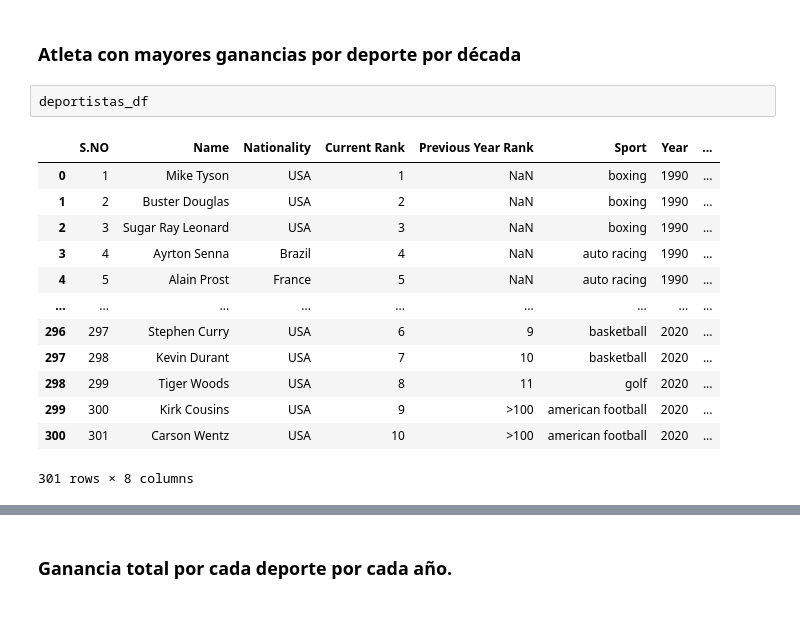
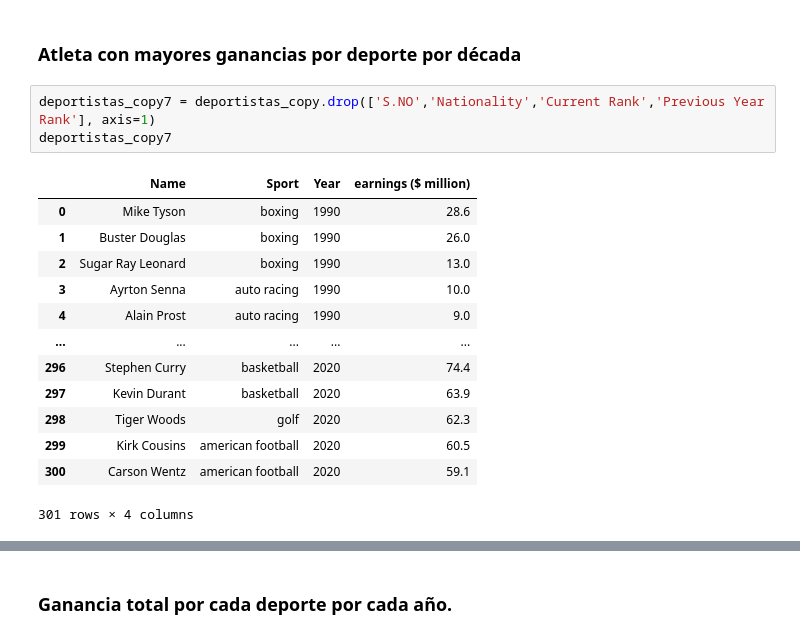
Before and after one commit to RodolfoKuman/devf_proyecto_modulo2, a Jupyter notebook: proyecto.ipynb, the cells around one changed output, grey strips where cells are left out. Saved outputs shown, nothing was run; the diff lists cells and outputs as text.

```diff
--- a/proyecto.ipynb
+++ b/proyecto.ipynb
@@ -362,19 +415,20 @@ deportistas_copy6_3[deportistas_copy6_3['Ganancia_total(M)'] == 8786.3]
 | 21 | USA | 8786.3 |
 # %% [markdown]
 ### Atleta con mayores ganancias por deporte por década
-# %%
-deportistas_df
-# %% [output]
-|  | S.NO | Name | Nationality | Current Rank | Previous Year Rank | Sport | Year | ... |
-| 0 | 1 | Mike Tyson | USA | 1 | NaN | boxing | 1990 | ... |
-| 1 | 2 | Buster Douglas | USA | 2 | NaN | boxing | 1990 | ... |
-| 2 | 3 | Sugar Ray Leonard | USA | 3 | NaN | boxing | 1990 | ... |
-| 3 | 4 | Ayrton Senna | Brazil | 4 | NaN | auto racing | 1990 | ... |
-| 4 | 5 | Alain Prost | France | 5 | NaN | auto racing | 1990 | ... |
-| ... | ... | ... | ... | ... | ... | ... | ... | ... |
-| 296 | 297 | Stephen Curry | USA | 6 | 9 | basketball | 2020 | ... |
-| 297 | 298 | Kevin Durant | USA | 7 | 10 | basketball | 2020 | ... |
-| 298 | 299 | Tiger Woods | USA | 8 | 11 | golf | 2020 | ... |
-| 299 | 300 | Kirk Cousins | USA | 9 | >100 | american football | 2020 | ... |
-| 300 | 301 | Carson Wentz | USA | 10 | >100 | american football | 2020 | ... |
-301 rows × 8 columns
+# %%
+deportistas_copy7 = deportistas_copy.drop(['S.NO','Nationality','Current Rank','Previous Year Rank'], axis=1)
+deportistas_copy7
+# %% [output]
+|  | Name | Sport | Year | earnings ($ million) |
+| 0 | Mike Tyson | boxing | 1990 | 28.6 |
+| 1 | Buster Douglas | boxing | 1990 | 26.0 |
+| 2 | Sugar Ray Leonard | boxing | 1990 | 13.0 |
+| 3 | Ayrton Senna | auto racing | 1990 | 10.0 |
+| 4 | Alain Prost | auto racing | 1990 | 9.0 |
+| ... | ... | ... | ... | ... |
+| 296 | Stephen Curry | basketball | 2020 | 74.4 |
+| 297 | Kevin Durant | basketball | 2020 | 63.9 |
+| 298 | Tiger Woods | golf | 2020 | 62.3 |
+| 299 | Kirk Cousins | american football | 2020 | 60.5 |
+| 300 | Carson Wentz | american football | 2020 | 59.1 |
+301 rows × 4 columns
```
Also changed, not shown: parts of 17 cells of this notebook.
